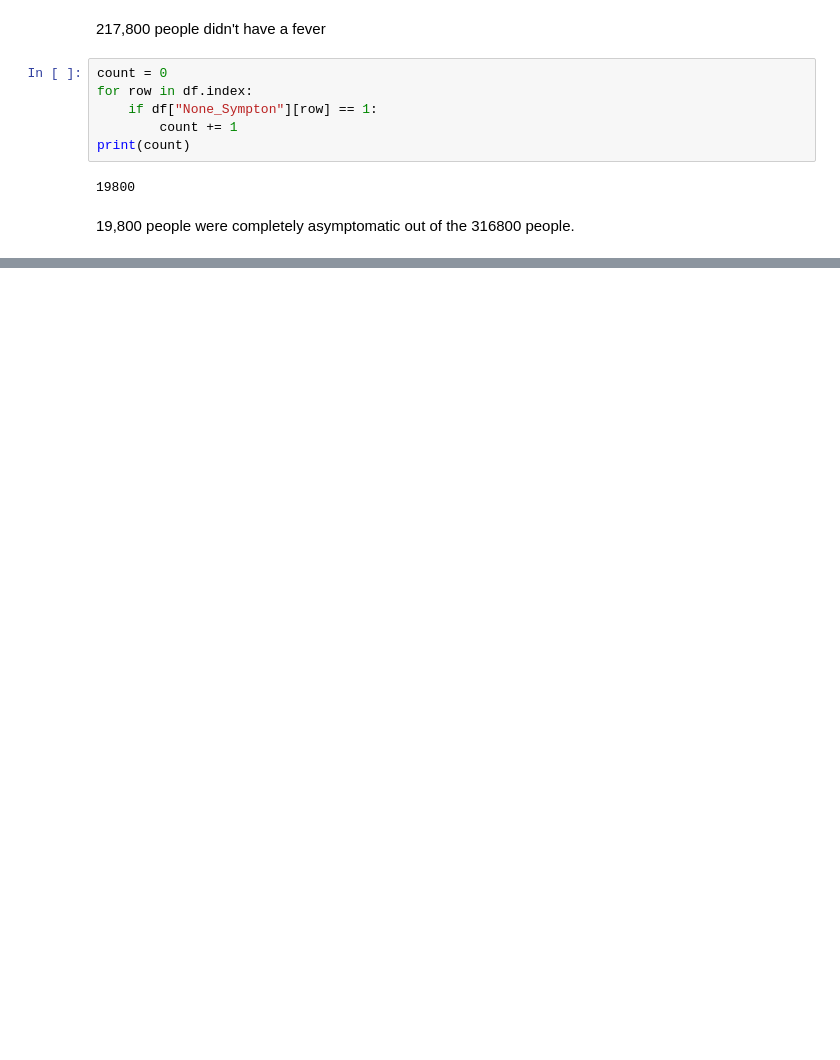
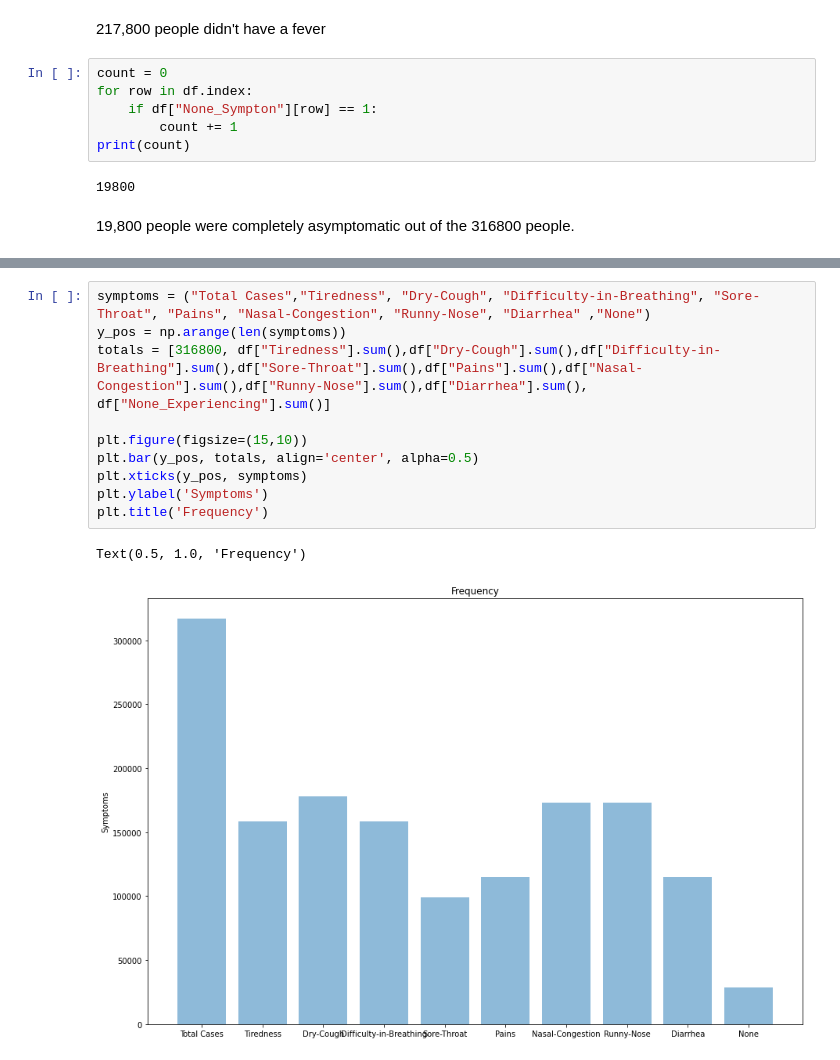
Before and after one commit to ayaanzhaque/Nicotine-COVID19, a Jupyter notebook: symptoms_EDA.ipynb, the cells around one changed output, grey strips where cells are left out. Cells and saved outputs as stored; diff of their text form; blank space fills up the shorter version.

```diff
--- a/symptoms_EDA.ipynb
+++ b/symptoms_EDA.ipynb
@@ -86,0 +117,13 @@ print(count)
+# %%
+symptoms = ("Total Cases","Tiredness", "Dry-Cough", "Difficulty-in-Breathing", "Sore-Throat", "Pains", "Nasal-Congestion", "Runny-Nose", "Diarrhea" ,"None")
+y_pos = np.arange(len(symptoms))
+totals = [316800, df["Tiredness"].sum(),df["Dry-Cough"].sum(),df["Difficulty-in-Breathing"].sum(),df["Sore-Throat"].sum(),df["Pains"].sum(),df["Nasal-Congestion"].sum(),df["Runny-Nose"].sum(),df["Diarrhea"].sum(), df["None_Experiencing"].sum()]
+
+plt.figure(figsize=(15,10))
+plt.bar(y_pos, totals, align='center', alpha=0.5)
+plt.xticks(y_pos, symptoms)
+plt.ylabel('Symptoms')
+plt.title('Frequency')
+# %% [output]
+Text(0.5, 1.0, 'Frequency')
+[figure, added]
```
Also changed, not shown: parts of 10 cells of this notebook.
